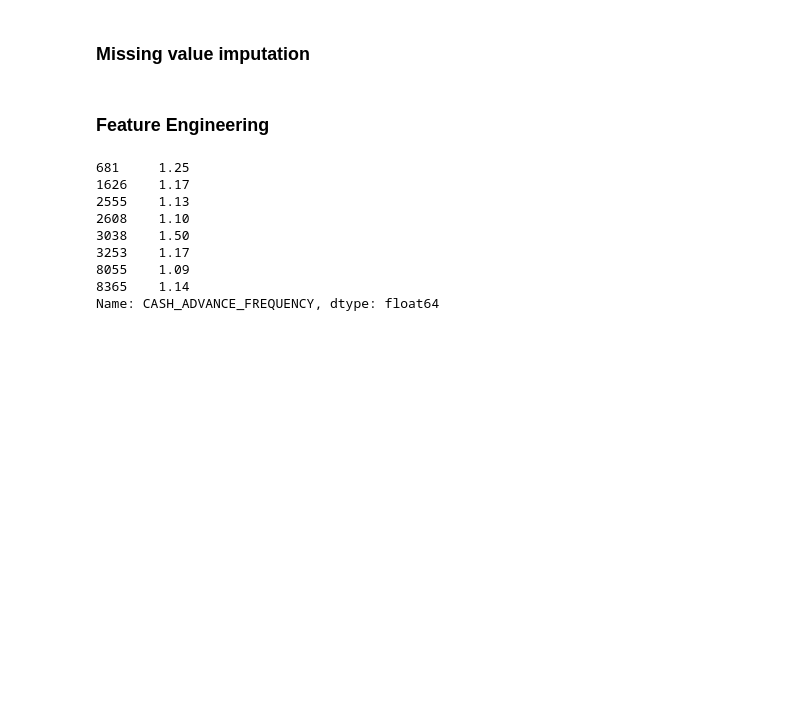
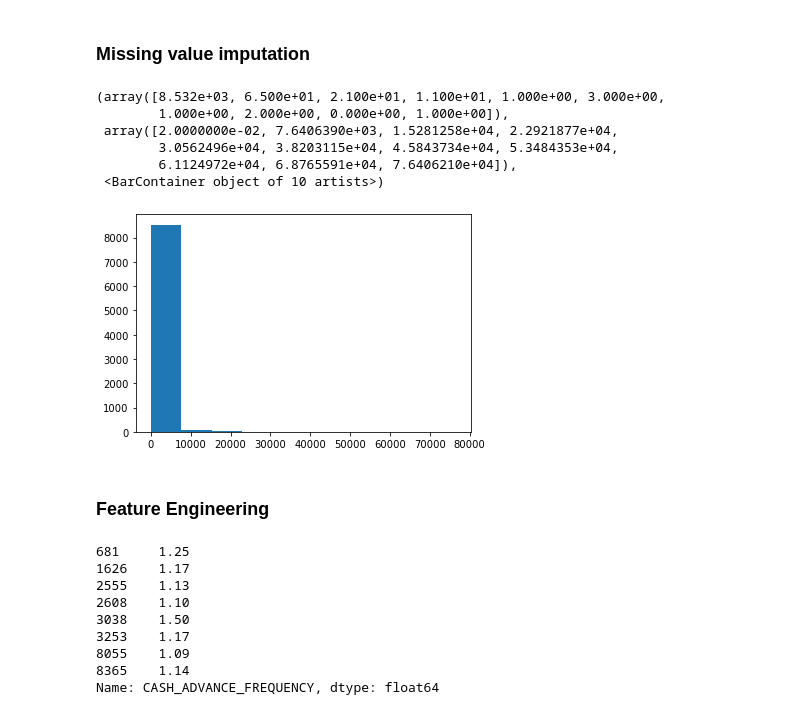
Before and after one commit to xwu0223/MBAN-6400-Project, a Jupyter notebook: MBAN6400_Project_A.ipynb, the cells around one changed output. Saved outputs shown, nothing was run; the diff lists cells and outputs as text; code cells hidden in the pictures; blank space fills up the shorter version.

Commit message:
add minimum payment plot

```diff
--- a/MBAN6400_Project_A.ipynb
+++ b/MBAN6400_Project_A.ipynb
@@ -90,6 +90,16 @@ trans_without_spend
 | 4497 | C14622 | 72.43 | 1.00 | 655.68 | 0.00 | 655.68 | 0.0 | ... |
 # %% [markdown]
 ### Missing value imputation
+# %%
+plt.hist(cc_data['MINIMUM_PAYMENTS'])
+# %% [output]
+(array([8.532e+03, 6.500e+01, 2.100e+01, 1.100e+01, 1.000e+00, 3.000e+00,
+        1.000e+00, 2.000e+00, 0.000e+00, 1.000e+00]),
+ array([2.0000000e-02, 7.6406390e+03, 1.5281258e+04, 2.2921877e+04,
+        3.0562496e+04, 3.8203115e+04, 4.5843734e+04, 5.3484353e+04,
+        6.1124972e+04, 6.8765591e+04, 7.6406210e+04]),
+ <BarContainer object of 10 artists>)
+[figure, added]
 # %%
 data = cc_data.copy()
 # payments = 0 and MINIMUM_PAYMENTS = NaN, assign MINIMUM_PAYMENTS to 0, else assign to nan
```
